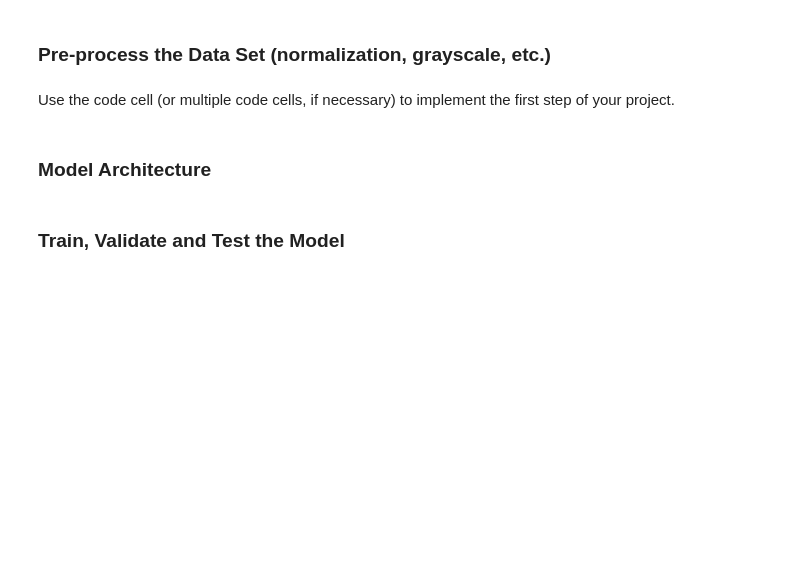
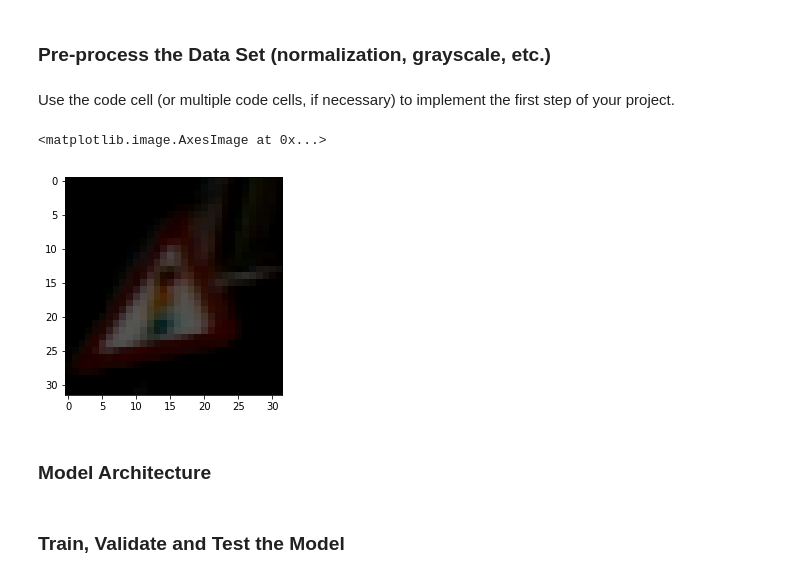
Before and after one commit to a1k0n/CarND-Traffic-Sign-Classifier-Project, a Jupyter notebook: Traffic_Sign_Classifier.ipynb, the cells around one changed output. Cells and saved outputs as stored; diff of their text form; code cells hidden in the pictures; blank space fills up the shorter version.

Commit message:
data augmentation w/ cv2.warpPerspective

```diff
--- a/Traffic_Sign_Classifier.ipynb
+++ b/Traffic_Sign_Classifier.ipynb
@@ -142,11 +142,32 @@ Here is an example of a [published baseline model on this problem](http://yann.l
 # %% [markdown]
 Use the code cell (or multiple code cells, if necessary) to implement the first step of your project.
 # %%
-### Preprocess the data here. Preprocessing steps could include normalization, converting to grayscale, etc.
+### Preprocess the data here. Preprocessing steps could include normalization,
+# converting to grayscale, etc.
 ### Feel free to use as many code cells as needed.
 
 import tensorflow as tf
+import cv2
 
 def rescale_images(X):
+    ''' Rescale uint8 -> float32 -0.5..0.5
+    Note: this is done during training, so we're still passing in batches of uint8 images
+    to avoid quadrupling memory requirements '''
+
     # TODO: gamma correction ((X/255.0) ** (1/1.2))
     return tf.cast(X, tf.float32) / 255.0 - 0.5
+
+def random_warp(X):
+    r = np.random.randn(9) * 4
+    lighten = np.random.randint(100) - 50
+    P = cv2.getPerspectiveTransform(
+        np.float32([(0, 0), (0, 32), (32, 0), (32, 32)]),
+        np.float32([(r[0], r[1]), (r[2], 32+r[3]), (32+r[4], r[5]), (32+r[6], 32+r[7])]))
+    im = cv2.warpPerspective(X, P, (32, 32), borderMode=cv2.BORDER_REPLICATE)
+    im = np.clip(im + lighten, 0, 255).astype(np.uint8)
+    return im
+
+plt.imshow(random_warp(X_train[1]))
+# %% [output]
+<matplotlib.image.AxesImage at 0x...>
+[figure, added]
```
Also changed, not shown: parts of 2 cells of this notebook.
